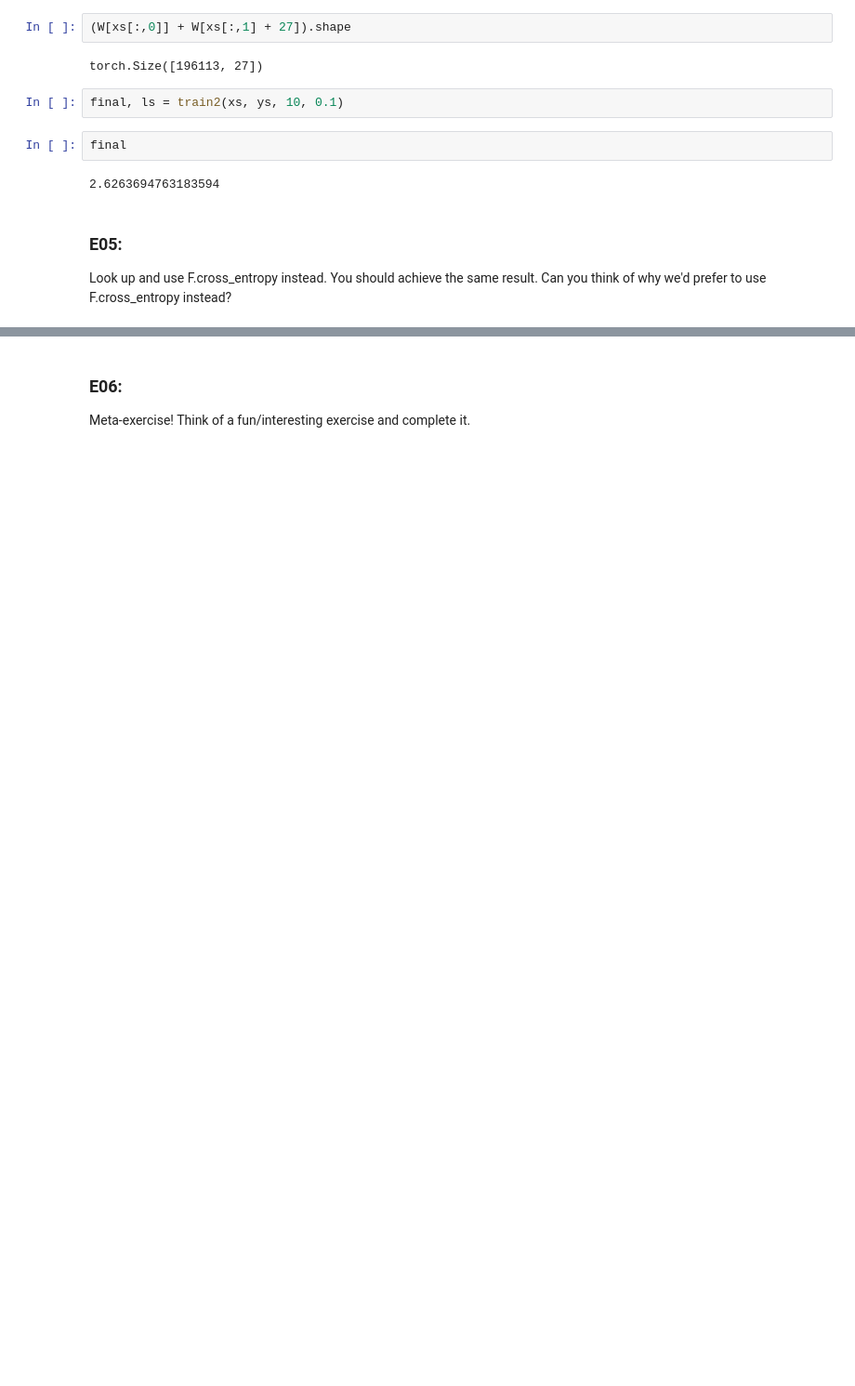
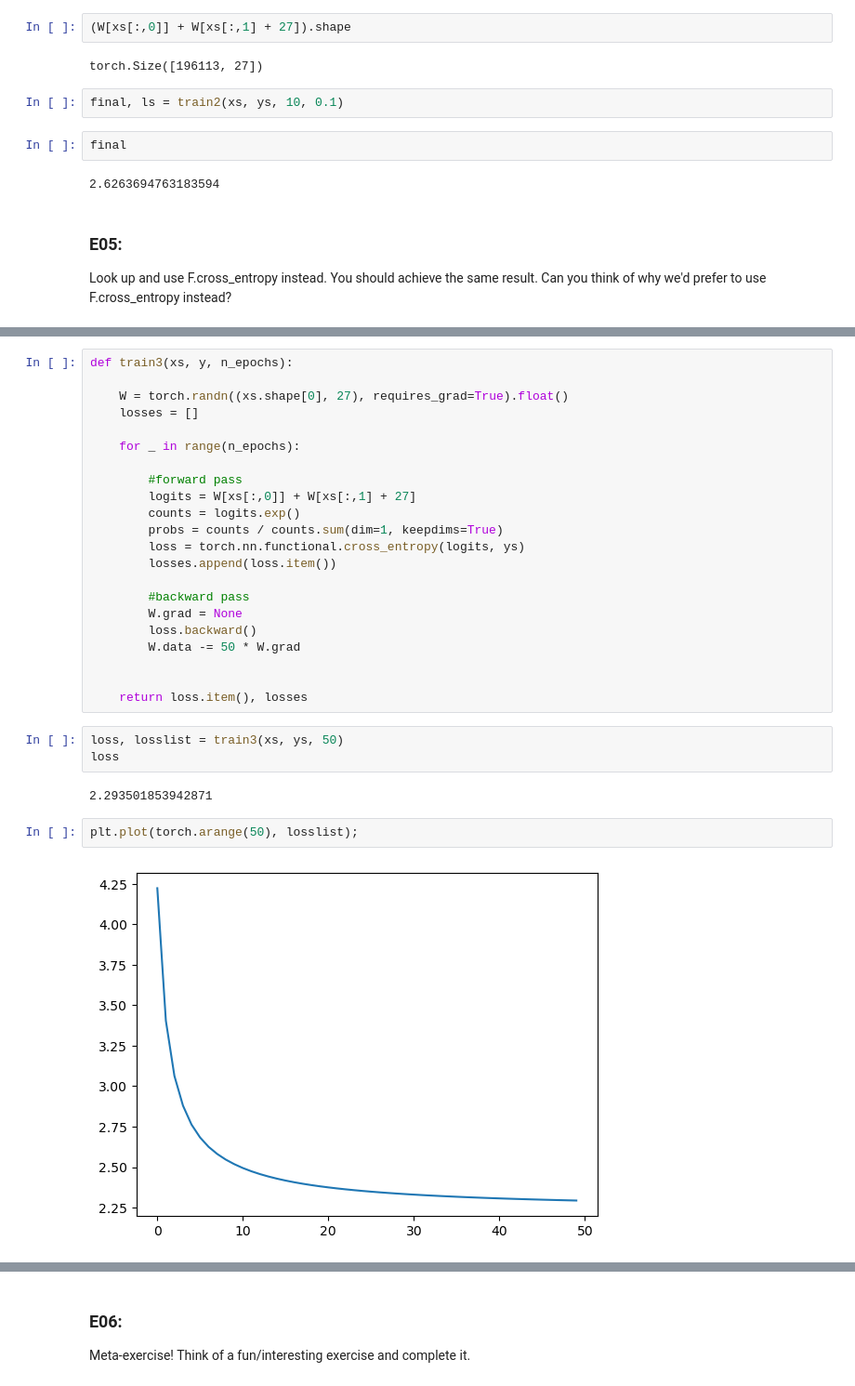
Before and after one commit to aaboshaisha/neural-networks-Karpathy, a Jupyter notebook: makemore1-exercises.ipynb, the cells around one changed output, grey strips where cells are left out. Shown: that part at 93% size. Saved outputs shown, nothing was run; the diff lists cells and outputs as text; blank space fills up the shorter version.

```diff
--- a/makemore1-exercises.ipynb
+++ b/makemore1-exercises.ipynb
@@ -1025,0 +1048,31 @@ Look up and use F.cross_entropy instead. You should achieve the same result. Can
+# %%
+def train3(xs, y, n_epochs):
+
+    W = torch.randn((xs.shape[0], 27), requires_grad=True).float()
+    losses = []
+
+    for _ in range(n_epochs):
+
+        #forward pass
+        logits = W[xs[:,0]] + W[xs[:,1] + 27]
+        counts = logits.exp()
+        probs = counts / counts.sum(dim=1, keepdims=True)
+        loss = torch.nn.functional.cross_entropy(logits, ys)
+        losses.append(loss.item())
+
+        #backward pass
+        W.grad = None
+        loss.backward()
+        W.data -= 50 * W.grad
+
+
+    return loss.item(), losses
+# %%
+loss, losslist = train3(xs, ys, 50)
+loss
+# %% [output]
+2.293501853942871
+# %%
+plt.plot(torch.arange(50), losslist);
+# %% [output]
+[figure, added]
```
Also changed, not shown: parts of 2 cells of this notebook.
